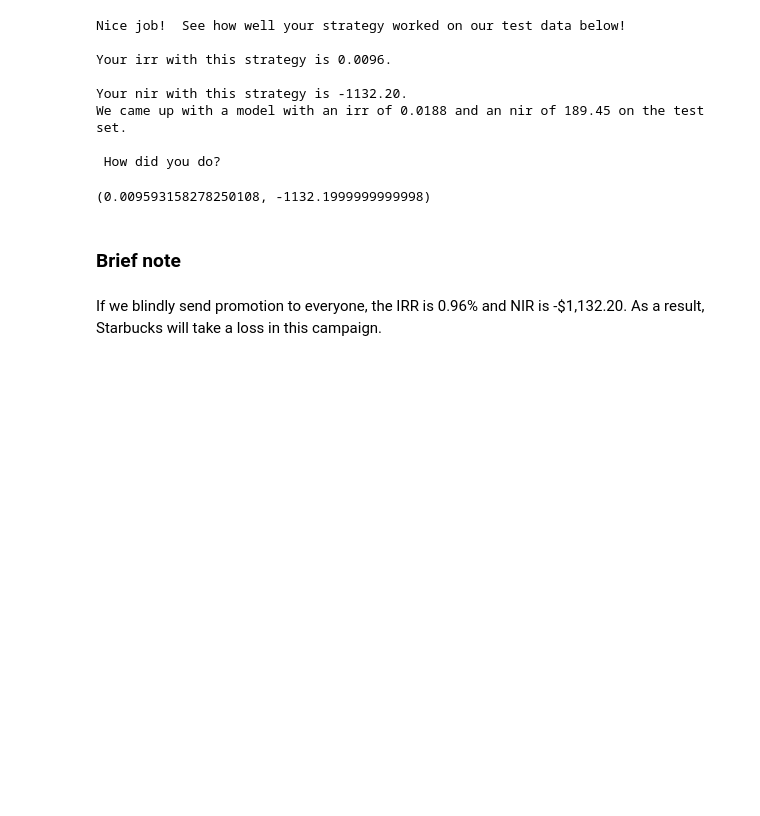
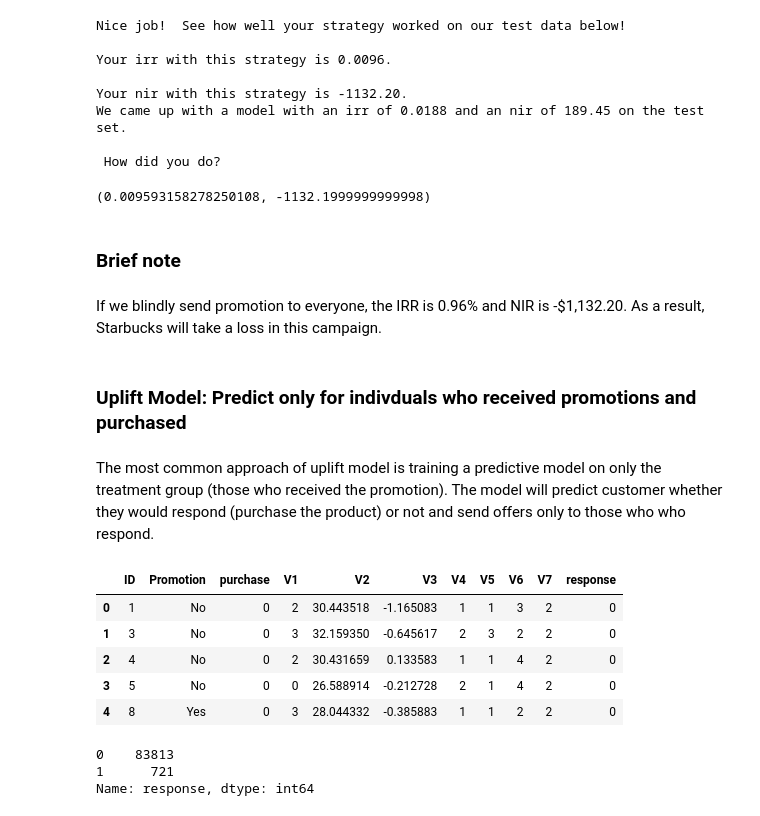
Before and after one commit to andypwyu/optimize_promotion_offers_for_Starbucks, a Jupyter notebook: Starbucks.ipynb, the cells around one changed output. Drawn from its saved outputs; the diff is of its cells as text; code cells hidden in the pictures; blank space fills up the shorter version.

```diff
--- a/Starbucks.ipynb
+++ b/Starbucks.ipynb
@@ -158,3 +164,28 @@ We came up with a model with an irr of 0.0188 and an nir of 189.45 on the test s
 ### Brief note
 # %% [markdown]
 If we blindly send promotion to everyone, the IRR is 0.96\% and NIR is -\$1,132.20. As a result, Starbucks will take a loss in this campaign.
+# %% [markdown]
+### Uplift Model: Predict only for indivduals who received promotions and purchased
+# %% [markdown]
+The most common approach of uplift model is training a predictive model on only the treatment group (those who received the promotion). The model will predict customer whether they would respond (purchase the product) or not and send offers only to those who who respond.
+# %%
+# Generate labels (0 and 1) on data set.
+# 1: made a purchase after receiving a promotion offer.
+# 0: rest of others.
+
+df_train['response'] = df_train.apply(lambda row: 1 if (row['purchase'] == 1) and (row['Promotion']=='Yes') else 0, axis=1, result_type='expand')
+# %%
+df_train.head()
+# %% [output]
+|  | ID | Promotion | purchase | V1 | V2 | V3 | V4 | V5 | V6 | V7 | response |
+| 0 | 1 | No | 0 | 2 | 30.443518 | -1.165083 | 1 | 1 | 3 | 2 | 0 |
+| 1 | 3 | No | 0 | 3 | 32.159350 | -0.645617 | 2 | 3 | 2 | 2 | 0 |
+| 2 | 4 | No | 0 | 2 | 30.431659 | 0.133583 | 1 | 1 | 4 | 2 | 0 |
+| 3 | 5 | No | 0 | 0 | 26.588914 | -0.212728 | 2 | 1 | 4 | 2 | 0 |
+| 4 | 8 | Yes | 0 | 3 | 28.044332 | -0.385883 | 1 | 1 | 2 | 2 | 0 |
+# %%
+df_train['response'].value_counts()
+# %% [output]
+0    83813
+1      721
+Name: response, dtype: int64
```
Also changed, not shown: parts of 15 cells of this notebook.
